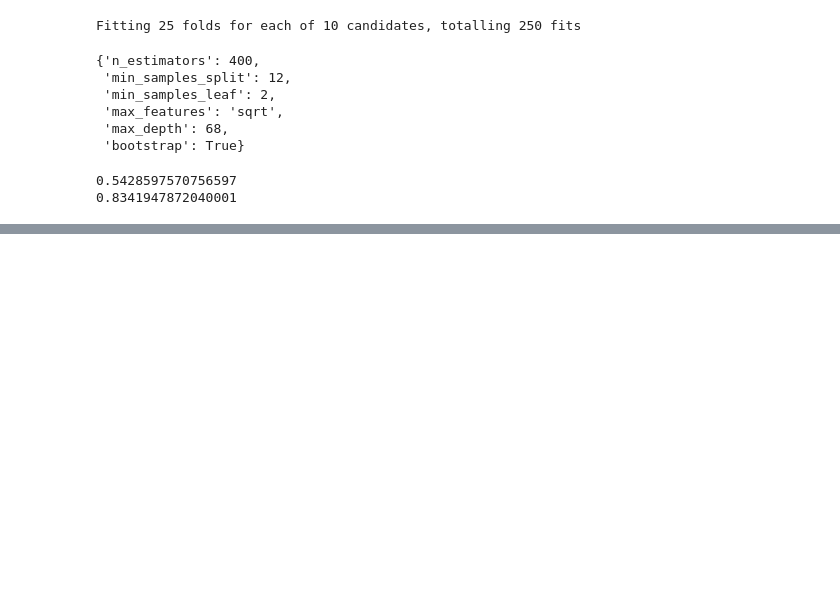
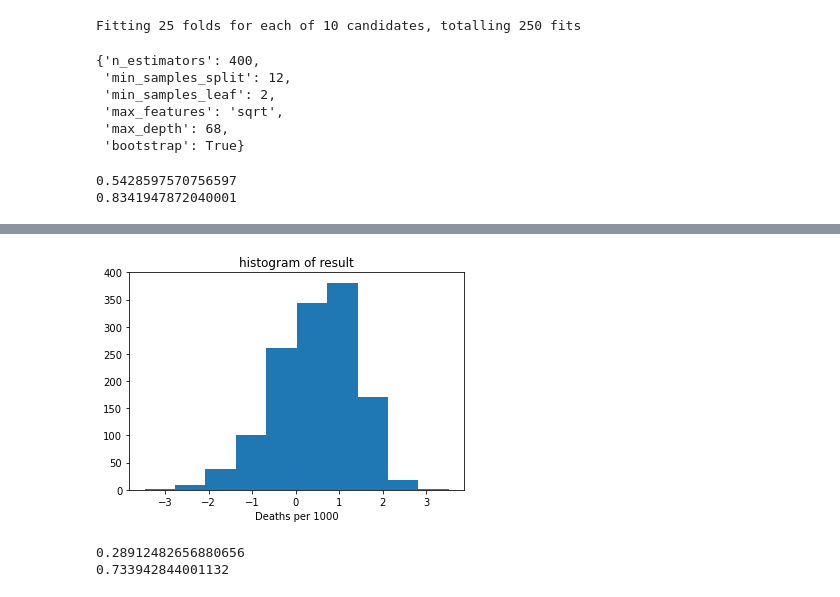
Before and after one commit to uic-cs418/modeling-the-pandemic, a Jupyter notebook: ML_analyses.ipynb, the cells around one changed output, grey strips where cells are left out. Drawn from its saved outputs; the diff is of its cells as text; code cells hidden in the pictures; blank space fills up the shorter version.

```diff
--- a/ML_analyses.ipynb
+++ b/ML_analyses.ipynb
@@ -929,0 +228,16 @@ print(np.mean(test_error))
+# %%
+fig,ax = plt.subplots(1,1)
+
+ax.hist(logtrain)
+ax.set_title("histogram of result")
+ax.set_xlabel("Deaths per 1000")
+plt.show()
+
+X_train_100, X_test_100, y_train_100, y_test_100 = trim_and_split(data, True, False)
+
+X_train_100, X_test_100 = select_relevant(X_train_100), select_relevant(X_test_100)
+
+logtrain = np.log(y_train_100)
+logtest = np.log(y_test_100)
+# %% [output]
+[figure, added]
@@ -929,0 +251,12 @@ print(np.mean(test_error))
+# %%
+#Random forest regression, zeroes removed, top 5% removed, all zips (updated May 5)
+rf_model = rfr_default(X_train2, y_train)
+
+train_error = abs((rf_model.predict(X_train2)) - (y_train))
+test_error = abs((rf_model.predict(X_test2)) - (y_test))
+
+print(np.mean(train_error))
+print(np.mean(test_error))
+# %% [output]
+0.28912482656880656
+0.733942844001132
```
Also changed, not shown: parts of 51 cells of this notebook, 2 other files.
